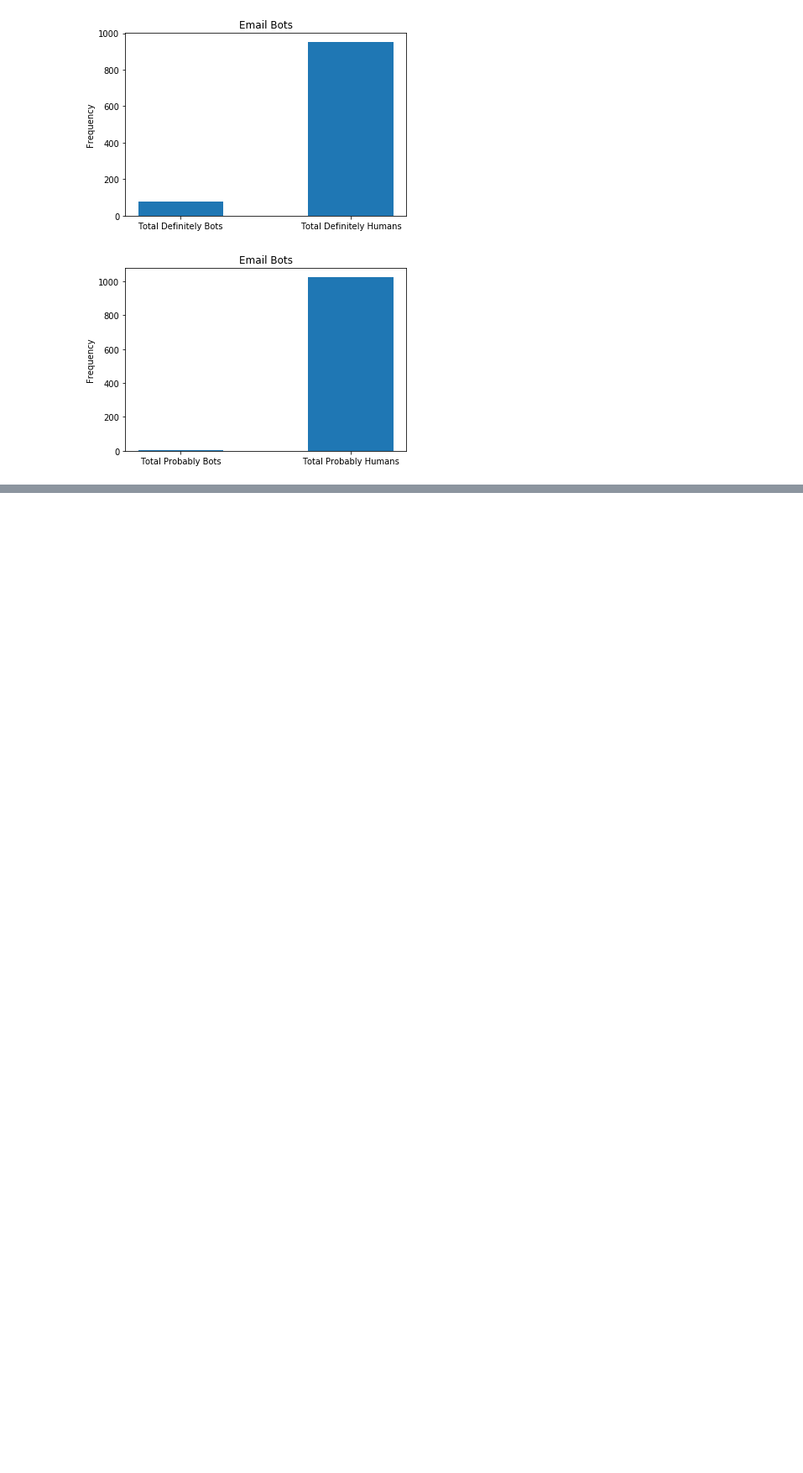
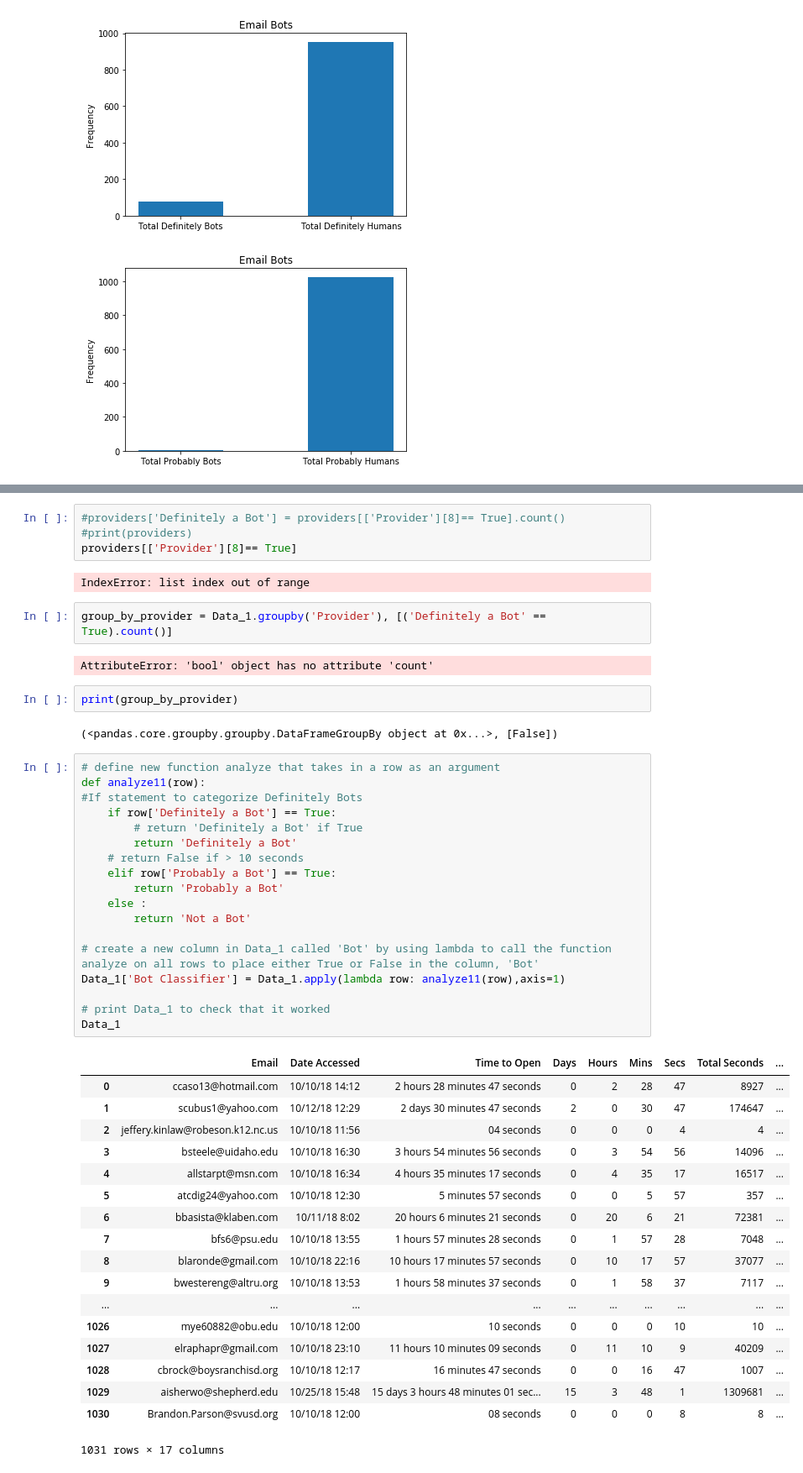
Before and after one commit to fairfield-university-ba505-fall2018/final-project-team-globo-gym-1, a Jupyter notebook: Final_Project.ipynb, the cells around one changed output, grey strips where cells are left out. Shown at 84% size. Drawn from its saved outputs; the diff is of its cells as text; blank space fills up the shorter version.

```diff
--- a/Final_Project.ipynb
+++ b/Final_Project.ipynb
@@ -222,0 +394,51 @@ plt.show()
+# %%
+#providers['Definitely a Bot'] = providers[['Provider'][8]== True].count()
+#print(providers)
+providers[['Provider'][8]== True]
+# %% [output]
+IndexError: list index out of range
+# %%
+group_by_provider = Data_1.groupby('Provider'), [('Definitely a Bot' == True).count()]
+# %% [output]
+AttributeError: 'bool' object has no attribute 'count'
+# %%
+print(group_by_provider)
+# %% [output]
+(<pandas.core.groupby.groupby.DataFrameGroupBy object at 0x...>, [False])
+# %%
+# define new function analyze that takes in a row as an argument
+def analyze11(row):
+#If statement to categorize Definitely Bots
+    if row['Definitely a Bot'] == True:
+        # return 'Definitely a Bot' if True
+        return 'Definitely a Bot'
+    # return False if > 10 seconds
+    elif row['Probably a Bot'] == True:
+        return 'Probably a Bot'
+    else :
+        return 'Not a Bot'
+
+# create a new column in Data_1 called 'Bot' by using lambda to call the function analyze on all rows to place either True or False in the column, 'Bot'
+Data_1['Bot Classifier'] = Data_1.apply(lambda row: analyze11(row),axis=1)
+
+# print Data_1 to check that it worked
+Data_1
+# %% [output]
+|  | Email | Date Accessed | Time to Open | Days | Hours | Mins | Secs | Total Seconds | ... |
+| 0 | ccaso13@hotmail.com | 10/10/18 14:12 | 2 hours 28 minutes 47 seconds | 0 | 2 | 28 | 47 | 8927 | ... |
+| 1 | scubus1@yahoo.com | 10/12/18 12:29 | 2 days 30 minutes 47 seconds | 2 | 0 | 30 | 47 | 174647 | ... |
+| 2 | jeffery.kinlaw@robeson.k12.nc.us | 10/10/18 11:56 | 04 seconds | 0 | 0 | 0 | 4 | 4 | ... |
+| 3 | bsteele@uidaho.edu | 10/10/18 16:30 | 3 hours 54 minutes 56 seconds | 0 | 3 | 54 | 56 | 14096 | ... |
+| 4 | allstarpt@msn.com | 10/10/18 16:34 | 4 hours 35 minutes 17 seconds | 0 | 4 | 35 | 17 | 16517 | ... |
+| 5 | atcdig24@yahoo.com | 10/10/18 12:30 | 5 minutes 57 seconds | 0 | 0 | 5 | 57 | 357 | ... |
+| 6 | bbasista@klaben.com | 10/11/18 8:02 | 20 hours 6 minutes 21 seconds | 0 | 20 | 6 | 21 | 72381 | ... |
+| 7 | bfs6@psu.edu | 10/10/18 13:55 | 1 hours 57 minutes 28 seconds | 0 | 1 | 57 | 28 | 7048 | ... |
+| 8 | blaronde@gmail.com | 10/10/18 22:16 | 10 hours 17 minutes 57 seconds | 0 | 10 | 17 | 57 | 37077 | ... |
+| 9 | bwestereng@altru.org | 10/10/18 13:53 | 1 hours 58 minutes 37 seconds | 0 | 1 | 58 | 37 | 7117 | ... |
+| ... | ... | ... | ... | ... | ... | ... | ... | ... | ... |
+| 1026 | mye60882@obu.edu | 10/10/18 12:00 | 10 seconds | 0 | 0 | 0 | 10 | 10 | ... |
+| 1027 | elraphapr@gmail.com | 10/10/18 23:10 | 11 hours 10 minutes 09 seconds | 0 | 11 | 10 | 9 | 40209 | ... |
+| 1028 | cbrock@boysranchisd.org | 10/10/18 12:17 | 16 minutes 47 seconds | 0 | 0 | 16 | 47 | 1007 | ... |
+| 1029 | aisherwo@shepherd.edu | 10/25/18 15:48 | 15 days 3 hours 48 minutes 01 sec... | 15 | 3 | 48 | 1 | 1309681 | ... |
+| 1030 | Brandon.Parson@svusd.org | 10/10/18 12:00 | 08 seconds | 0 | 0 | 0 | 8 | 8 | ... |
+1031 rows × 17 columns
```
Also changed, not shown: parts of 15 cells of this notebook.
